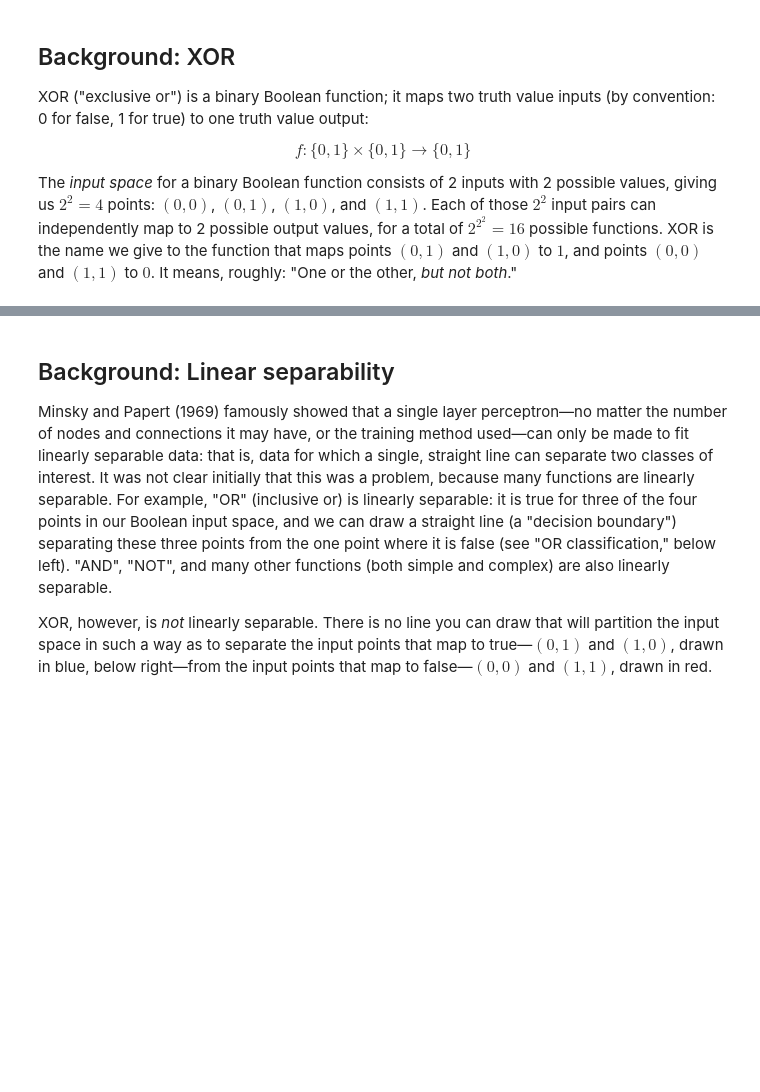
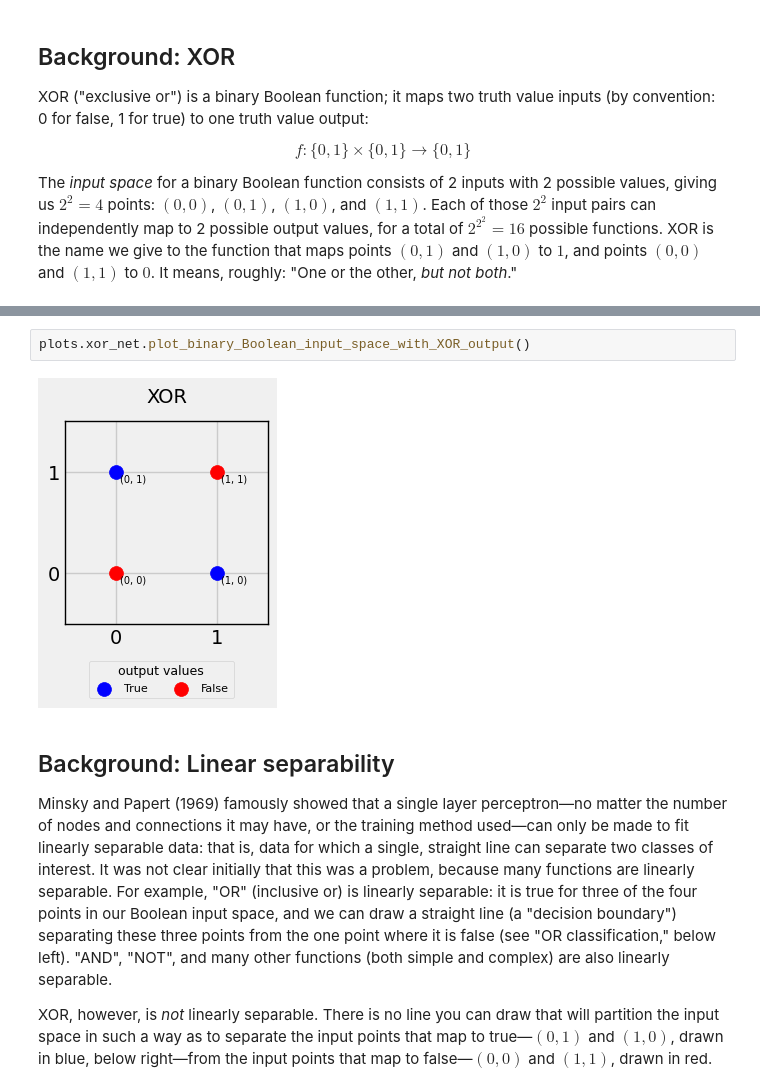
Before and after one commit to jeremy-dolan/neural-net-from-scratch, a Jupyter notebook: 2layer-xor-net.ipynb, the cells around one changed output, grey strips where cells are left out. Drawn from its saved outputs; the diff is of its cells as text; blank space fills up the shorter version.

Commit message:
split pyplot illustrations into new 'plots' module

```diff
--- a/2layer-xor-net.ipynb
+++ b/2layer-xor-net.ipynb
@@ -76,3 +33,7 @@ plt.show()
+# %%
+plots.xor_net.plot_binary_Boolean_input_space_with_XOR_output()
+# %% [output]
+[figure, added]
 # %% [markdown]
 ## Background: Linear separability
 
```
Also changed, not shown: parts of 9 cells of this notebook, 3 other files.
